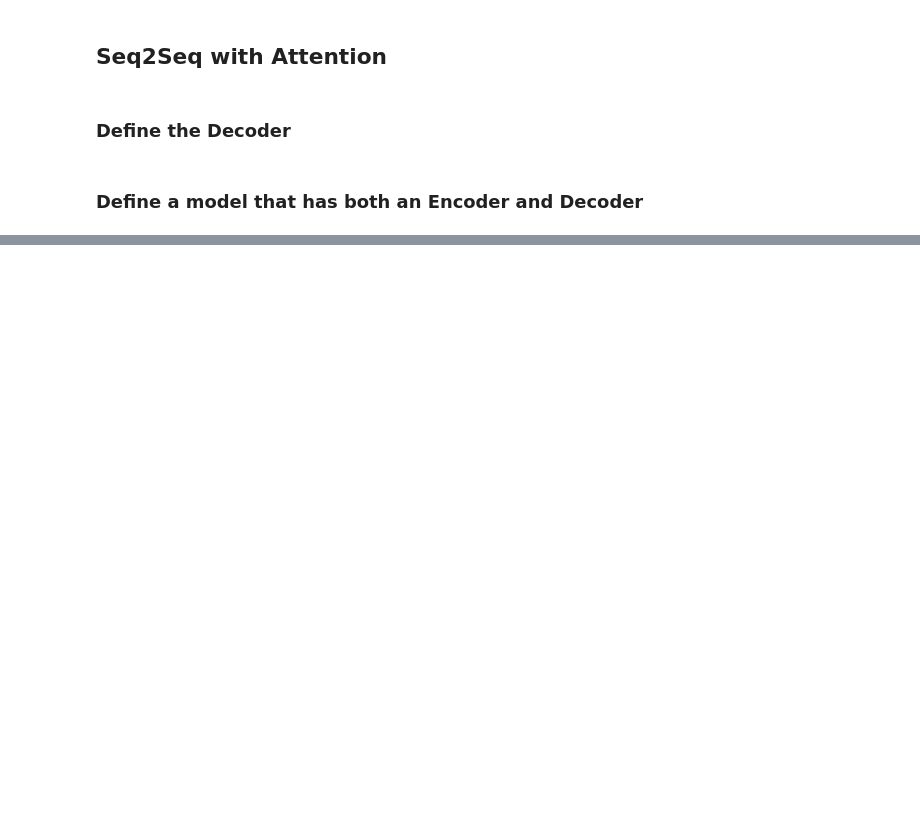
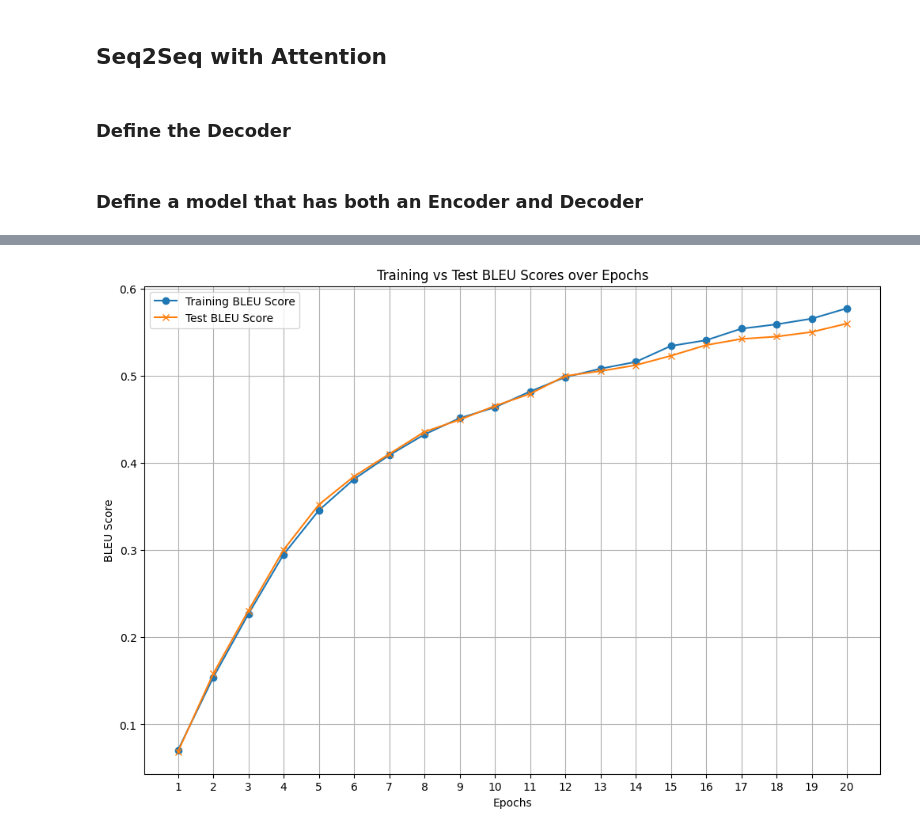
Before and after one commit to erikrubinov/nlp_project, a Jupyter notebook: ass2/5_seq2seq_attention_translation.ipynb, the cells around one changed output, grey strips where cells are left out. Drawn from its saved outputs; the diff is of its cells as text; code cells hidden in the pictures; blank space fills up the shorter version.

```diff
--- a/ass2/5_seq2seq_attention_translation.ipynb
+++ b/ass2/5_seq2seq_attention_translation.ipynb
@@ -810,0 +849,48 @@ done
+# %%
+# train test bleu score on 20000 vocabulary and max. 8 words dataset: 41955
+
+
+import matplotlib.pyplot as plt
+
+# BLEU scores as provided
+bleu_scores = [[0.0705982470338572, 0.06889766998107497],
+ [0.15396208454634625, 0.1580756458911048],
+ [0.22667138960834712, 0.2306217837189404],
+ [0.2950220494337421, 0.30030245342771655],
+ [0.34554497092389946, 0.35209609509113704],
+ [0.3813353096399691, 0.38451387183935015],
+ [0.40874673127637895, 0.4101861794604211],
+ [0.4325403106800072, 0.4355995841764281],
+ [0.4512816958926504, 0.4494625453720214],
+ [0.4636525867572881, 0.46529727104912844],
+[0.4818410563137742, 0.479127856622837],
+ [0.498216704320132, 0.4996992952289332],
+ [0.5080143881258072, 0.5052337747737582],
+ [0.5157298103494931, 0.5119571775881723],
+ [0.5340707503670142, 0.5227994167663339],
+ [0.5405985188313663, 0.5350211517913194],
+ [0.5538484016132629, 0.5420876851606323],
+ [0.5588364200339918, 0.5448086745375577],
+ [0.5653228863627033, 0.5500290859186354],
+ [0.577217574306467, 0.5597365094878317]]
+
+
+
+# Separate training and test scores
+epochs = list(range(1, len(bleu_scores) + 1))
+train_scores = [score[0] for score in bleu_scores]
+test_scores = [score[1] for score in bleu_scores]
+
+# Create the plot
+plt.figure(figsize=(12, 8))
+plt.plot(epochs, train_scores, label='Training BLEU Score', marker='o')
+plt.plot(epochs, test_scores, label='Test BLEU Score', marker='x')
+plt.xlabel('Epochs')
+plt.ylabel('BLEU Score')
+plt.title('Training vs Test BLEU Scores over Epochs')
+plt.xticks(epochs)  # Set x-ticks to show each epoch as an integer
+plt.legend()
+plt.grid(True)
+plt.show()
+# %% [output]
+[figure, added]
```
Also changed, not shown: parts of 26 cells of this notebook.
